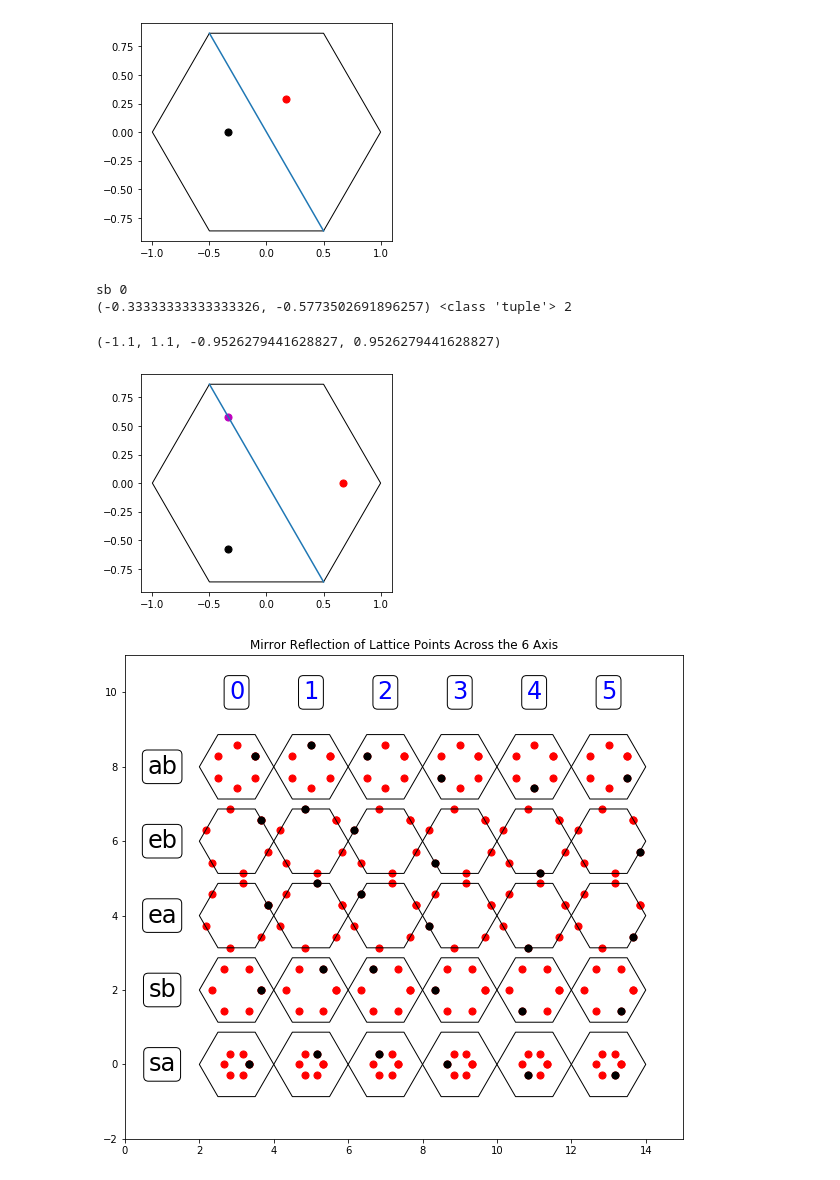
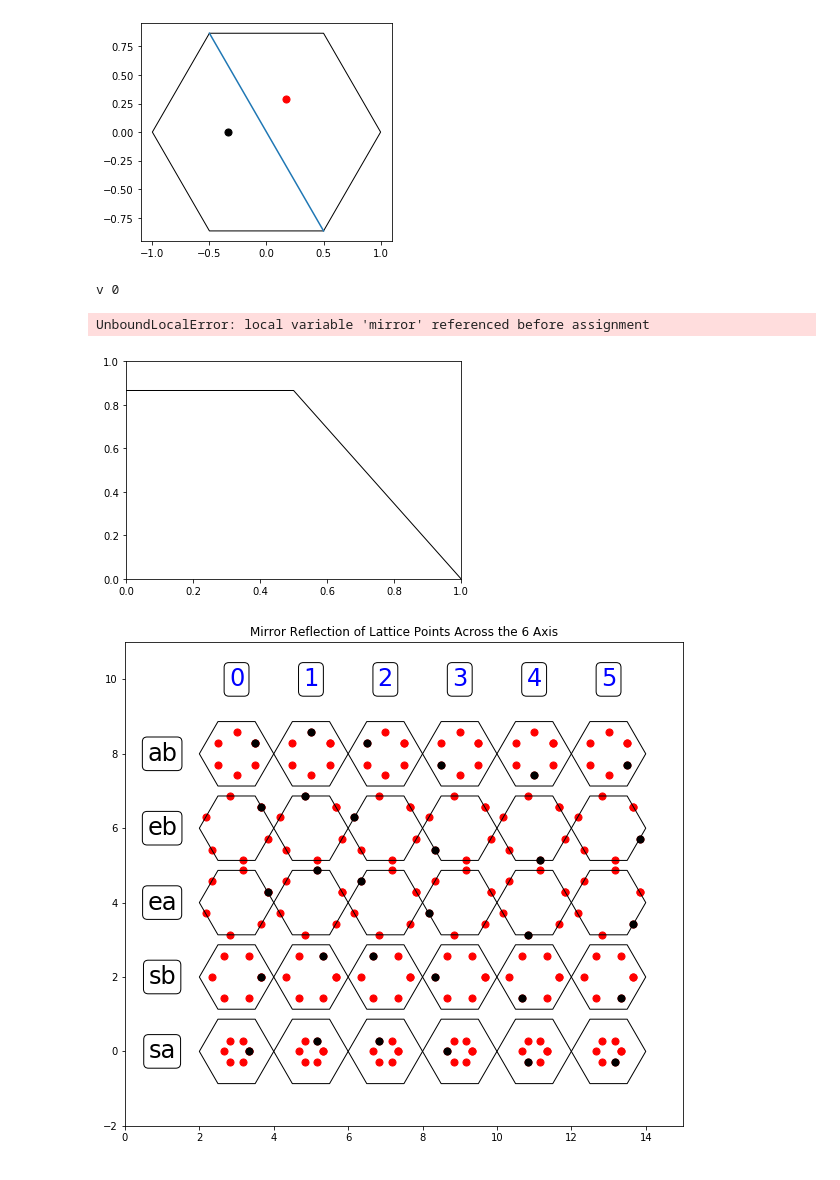
Before and after one commit to Ram-N/hexagons, a Jupyter notebook: 20B_Example_Lattice-3.ipynb, the cells around one changed output. Cells and saved outputs as stored; diff of their text form; code cells hidden in the pictures.

Commit message:
Working on Symmetrical Lines and points

```diff
--- a/20B_Example_Lattice-3.ipynb
+++ b/20B_Example_Lattice-3.ipynb
@@ -229,25 +319,24 @@ plt.axis('scaled')
 # %%
 size = 1
 h0 = Hex(0,0,size)
 h1 = Hex(2,0,size)
 h0.render(fc='none', color='k')
 
 lat0 = h0.get_lattice_points()
 
 axi = 'y'
 pindex=0
 pt_name = np.random.choice(['sa', 'sb', 'ea', 'eb', 'ab'])
-pt_name = 'sb'
+pt_name = 'v'
 print(pt_name, pindex)
-symp = h0.get_symmetrical_points((pt_name, pindex), axi)
+symp = h0.get_symmetrical_point((pt_name, pindex), axi)
 print(symp, type(symp), len(symp))
 h0.plot_points(lat0[pt_name][2], color='m')
 h0.plot_points(symp)
 h0.plot_points(lat0[pt_name][pindex], color='r')
 h0.draw_axis(axi)
 plt.axis('scaled')
 # %% [output]
-sb 0
-(-0.33333333333333326, -0.5773502691896257) <class 'tuple'> 2
+v 0
-(-1.1, 1.1, -0.9526279441628827, 0.9526279441628827)
+UnboundLocalError: local variable 'mirror' referenced before assignment
-[figure, old version]
+[figure, new version]
```
Also changed, not shown: parts of 6 cells of this notebook, 5 other files.
